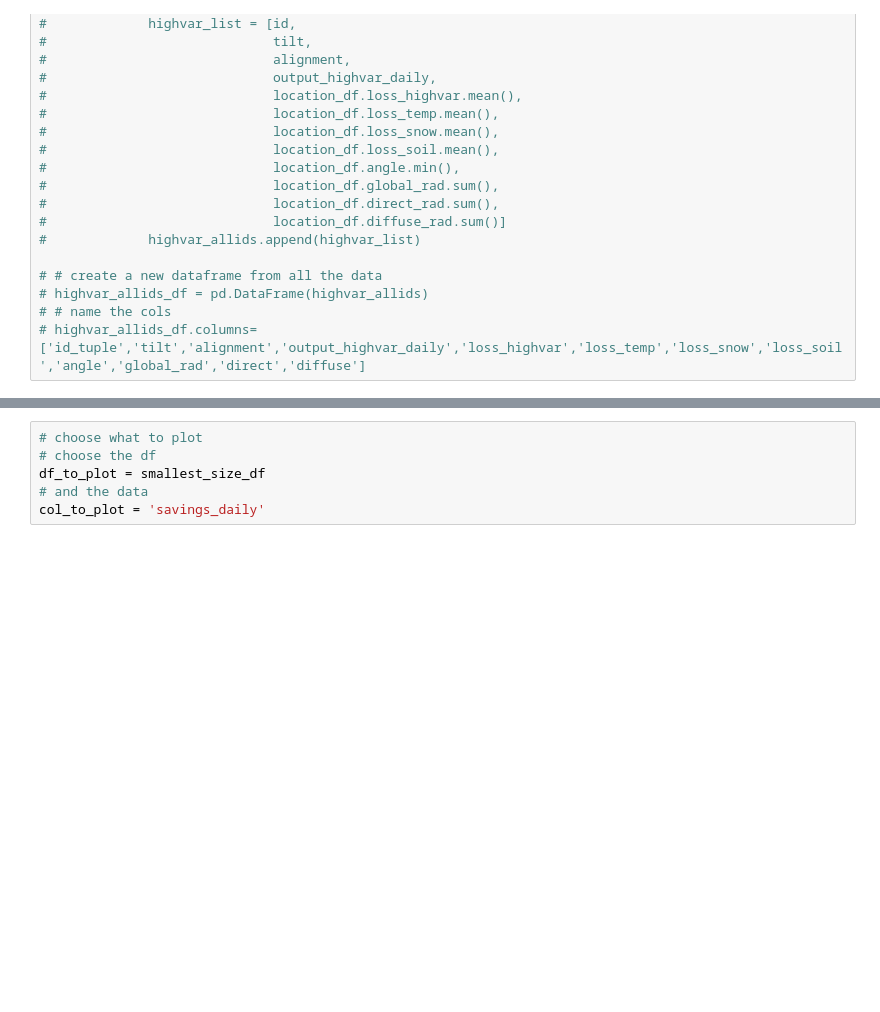
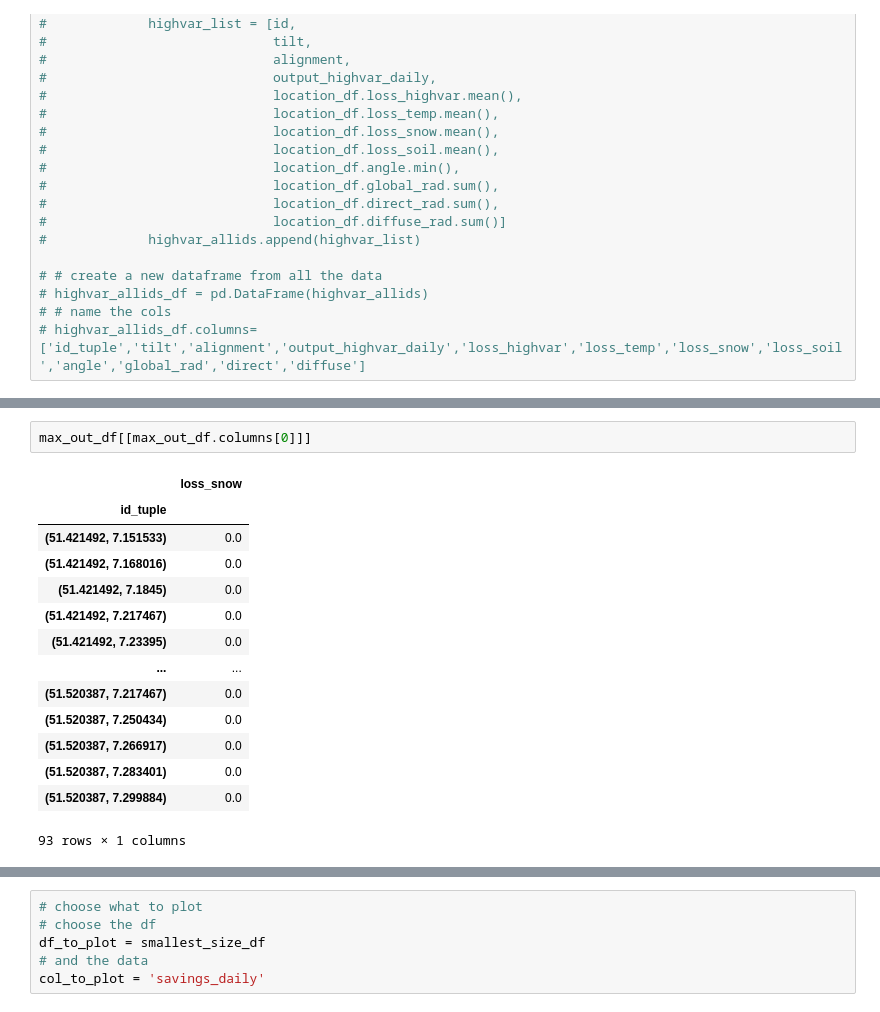
Before and after one commit to WebDevelopmentDuesseldorf/Solaranlagen, a Jupyter notebook: src/spp_program_full.ipynb, the cells around one changed output, grey strips where cells are left out. Saved outputs shown, nothing was run; the diff lists cells and outputs as text; blank space fills up the shorter version.

```diff
--- a/src/spp_program_full.ipynb
+++ b/src/spp_program_full.ipynb
@@ -1136,0 +1300,17 @@ Index(['id_tuple', 'tilt', 'alignment', 'date', 'pm', 'output_highvar', 'need',
+# %%
+max_out_df[[max_out_df.columns[0]]]
+# %% [output]
+|  | loss_snow |
+| id_tuple |  |
+| (51.421492, 7.151533) | 0.0 |
+| (51.421492, 7.168016) | 0.0 |
+| (51.421492, 7.1845) | 0.0 |
+| (51.421492, 7.217467) | 0.0 |
+| (51.421492, 7.23395) | 0.0 |
+| ... | ... |
+| (51.520387, 7.217467) | 0.0 |
+| (51.520387, 7.250434) | 0.0 |
+| (51.520387, 7.266917) | 0.0 |
+| (51.520387, 7.283401) | 0.0 |
+| (51.520387, 7.299884) | 0.0 |
+93 rows × 1 columns
```
Also changed, not shown: parts of 24 cells of this notebook.
